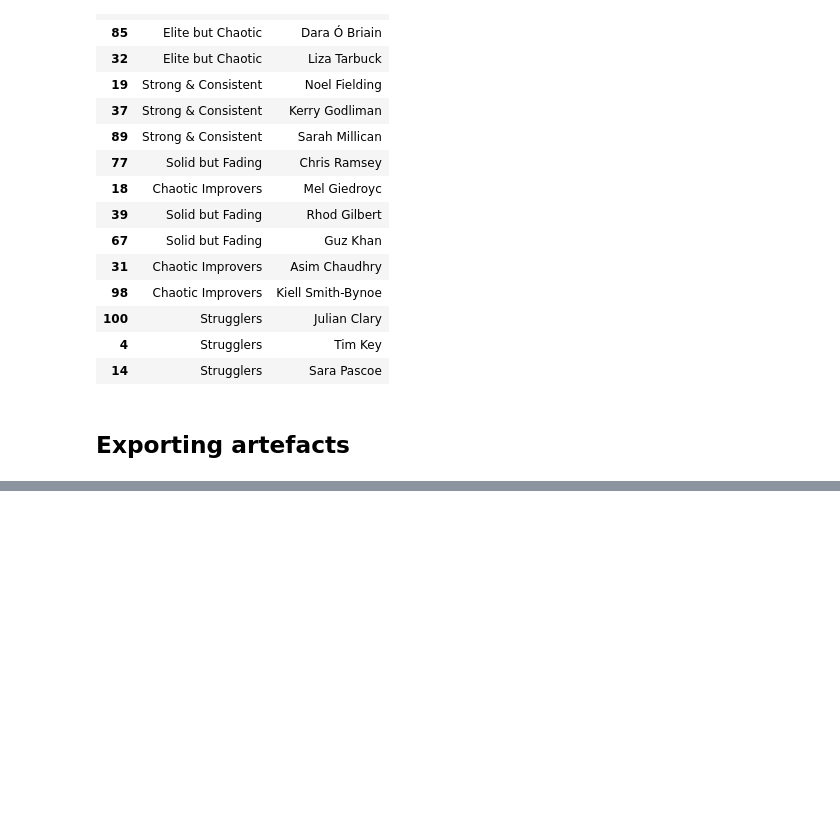
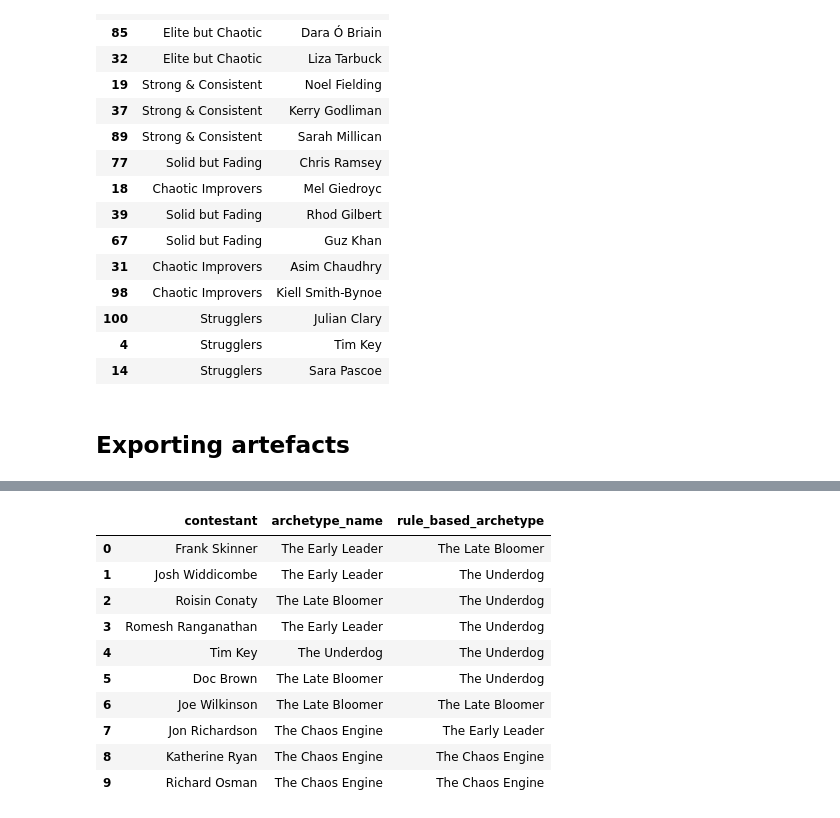
Before and after one commit to keira-p/tasklab, a Jupyter notebook: notebooks/02_archetypes.ipynb, the cells around one changed output, grey strips where cells are left out. Saved outputs shown, nothing was run; the diff lists cells and outputs as text; code cells hidden in the pictures; blank space fills up the shorter version.

Commit message:
Created centroid-based archetype assignment for new contestants

```diff
--- a/notebooks/02_archetypes.ipynb
+++ b/notebooks/02_archetypes.ipynb
@@ -503,4 +496,4 @@ cluster_name_map = {
     4: "The Underdog"
 }
 
-archetype_df["archetype_name"] = archetype_df["cluster"].map(cluster_name_map)
+archetype_df["archetype_name"] = archetype_df["cluster_5"].map(cluster_name_map)
@@ -541,0 +638,27 @@ archetype_df[[
+# %%
+# --- Calculate behaviour thresholds from existing archetype clusters ---
+
+def calculate_thresholds(df, score_col="avg_score", std_col="avg_std", momentum_col="avg_momentum"):
+    """
+    Calculate thresholds for categorising contestants.
+    """
+    thresholds = {
+        "score_high": df[score_col].quantile(0.6),
+        "score_low": df[score_col].quantile(0.4),
+        "std_high": df[std_col].quantile(0.6),
+        "std_low": df[std_col].quantile(0.4),
+        "momentum_high": df[momentum_col].quantile(0.6),
+        "momentum_low": df[momentum_col].quantile(0.4),
+        "score_mean": df[score_col].mean()
+    }
+
+    return thresholds
+
+thresholds = calculate_thresholds(
+    archetype_df,
+    score_col="avg_score",
+    std_col="avg_std",
+    momentum_col="avg_momentum"
+)
+
+thresholds
@@ -541,0 +725,15 @@ archetype_df[[
+# %%
+# Compare rule-based archetypes with KMeans archetypes
+archetype_df[["contestant", "archetype_name", "rule_based_archetype"]].head(10)
+# %% [output]
+|  | contestant | archetype_name | rule_based_archetype |
+| 0 | Frank Skinner | The Early Leader | The Late Bloomer |
+| 1 | Josh Widdicombe | The Early Leader | The Underdog |
+| 2 | Roisin Conaty | The Late Bloomer | The Underdog |
+| 3 | Romesh Ranganathan | The Early Leader | The Underdog |
+| 4 | Tim Key | The Underdog | The Underdog |
+| 5 | Doc Brown | The Late Bloomer | The Underdog |
+| 6 | Joe Wilkinson | The Late Bloomer | The Late Bloomer |
+| 7 | Jon Richardson | The Chaos Engine | The Early Leader |
+| 8 | Katherine Ryan | The Chaos Engine | The Chaos Engine |
+| 9 | Richard Osman | The Chaos Engine | The Chaos Engine |
```
Also changed, not shown: parts of 19 cells of this notebook.
